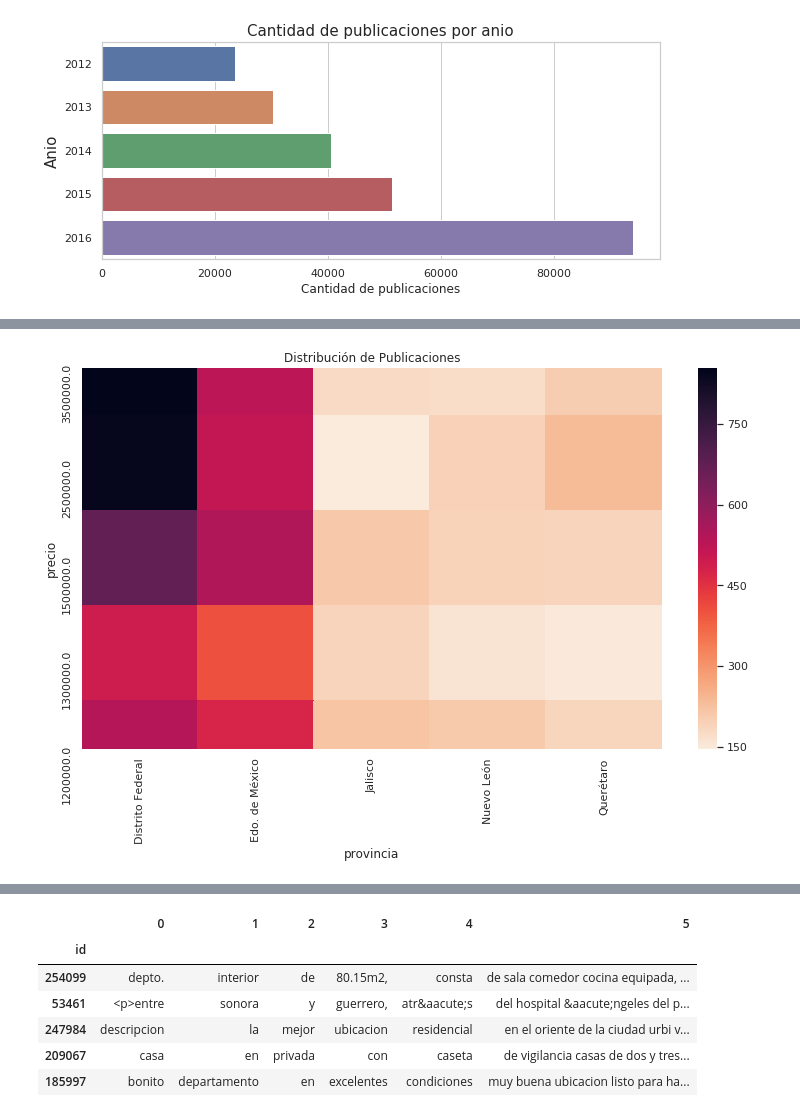
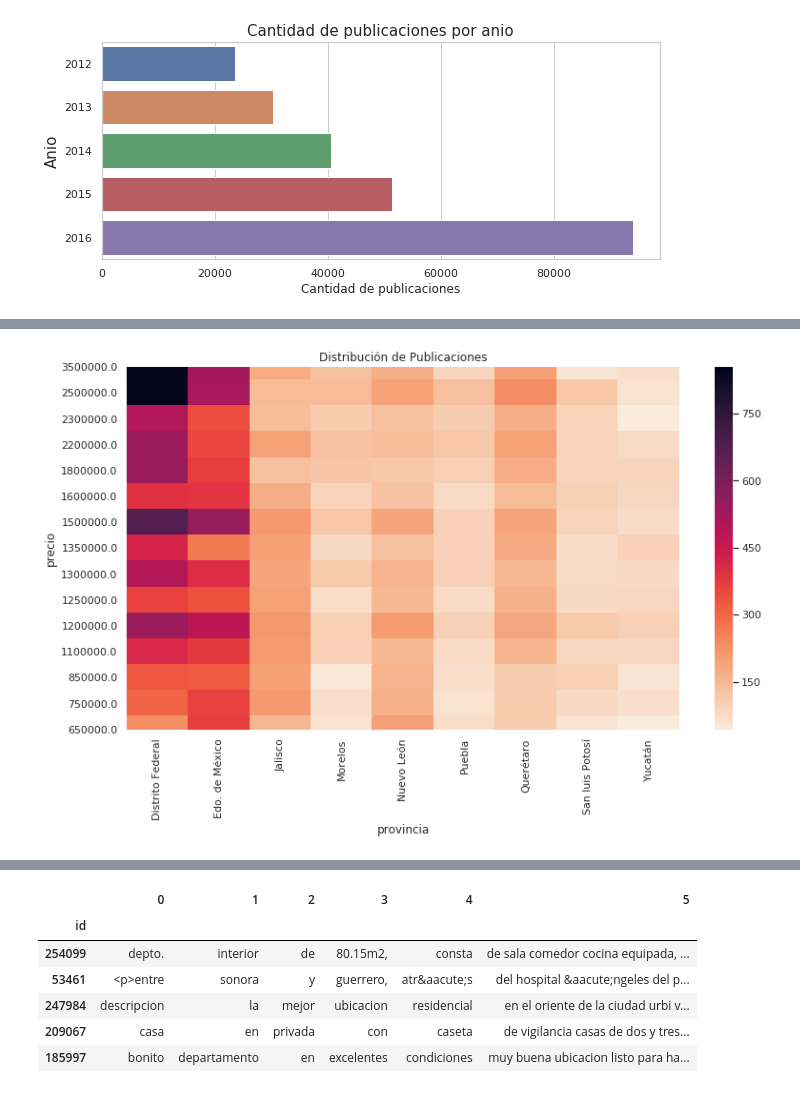
Before and after one commit to camilaserra5/7506-organizacion-de-datos, a Jupyter notebook: publicaciones.ipynb, the cells around one changed output, grey strips where cells are left out. Cells and saved outputs as stored; diff of their text form; code cells hidden in the pictures.

```diff
--- a/publicaciones.ipynb
+++ b/publicaciones.ipynb
@@ -16,6 +16,6 @@ import time
 df = pd.read_csv('train.csv', index_col='id')
 # %%
 # nos quedamos con las columnas que nos interesan
-df = df[['titulo', 'descripcion', 'fecha', 'precio', 'provincia', 'ciudad']]
+df = df[['titulo', 'tipodepropiedad','descripcion', 'fecha', 'precio', 'provincia', 'ciudad']]
 df.head().sort_values(by = ['fecha'], ascending = False)
 # %% [output]
@@ -96,7 +98,7 @@ gr.set_ylabel("Anio", fontsize=15)
 Text(0, 0.5, 'Anio')
 [figure]
 # %%
-provincias = df['provincia'].value_counts().sort_values(ascending=False).head().keys().tolist()
+provincias = df['provincia'].value_counts().sort_values(ascending=False).head(9).keys().tolist()
 # %%
 provincias
 # %% [output]
@@ -111,0 +122,2 @@ precios
+# %%
+precios2 = df['precio'].value_counts().sort_values(ascending=False).head(15).keys().tolist()
@@ -113,6 +143,10 @@ precios
 df_nuevo = df.loc[df['provincia'].isin(provincias)].loc[df['precio'].isin(precios)]\
     .groupby(['provincia','precio']).agg({'provincia':'count'})\
     .rename(columns = {'provincia':'cant_publ'})
+# %%
+df_heatmap = df.loc[df['provincia'].isin(provincias)].loc[df['precio'].isin(precios2)]\
+    .groupby(['provincia','precio']).agg({'provincia':'count'})\
+    .rename(columns = {'provincia':'cant_publ'})
 # %%
 df_nuevo
 # %% [output]
@@ -135,20 +169,20 @@ df_nuevo
 |  | 2500000.0 | 237 |
 |  | 3500000.0 | 204 |
 # %%
-df_nuevo = df_nuevo.reset_index()
-pivot_post = df_nuevo.pivot_table(index= "precio", columns="provincia", values= "cant_publ")
+df_heatmap = df_heatmap.reset_index()
+pivot_post = df_heatmap.pivot_table(index= "precio", columns="provincia", values= "cant_publ")
 pivot_post = pivot_post.sort_index(ascending=False)
 plt.figure(figsize=(5,4.6))
 cmap = sns.cm.rocket_r
 
 g = sns.heatmap(pivot_post, cmap=cmap)
 g.set_title("Distribución de Publicaciones")
 
 fig = g.get_figure()
 fig.set_figwidth(13)
 fig.set_figheight(7)
 # %% [output]
-[figure, old version]
+[figure, new version]
 # %%
 axs = df_nuevo.reset_index().pivot(index = 'provincia', columns = 'precio', values='cant_publ')\
     .plot(kind = 'bar', figsize =(12,8), fontsize = 12\
```
Also changed, not shown: parts of 17 cells of this notebook.
